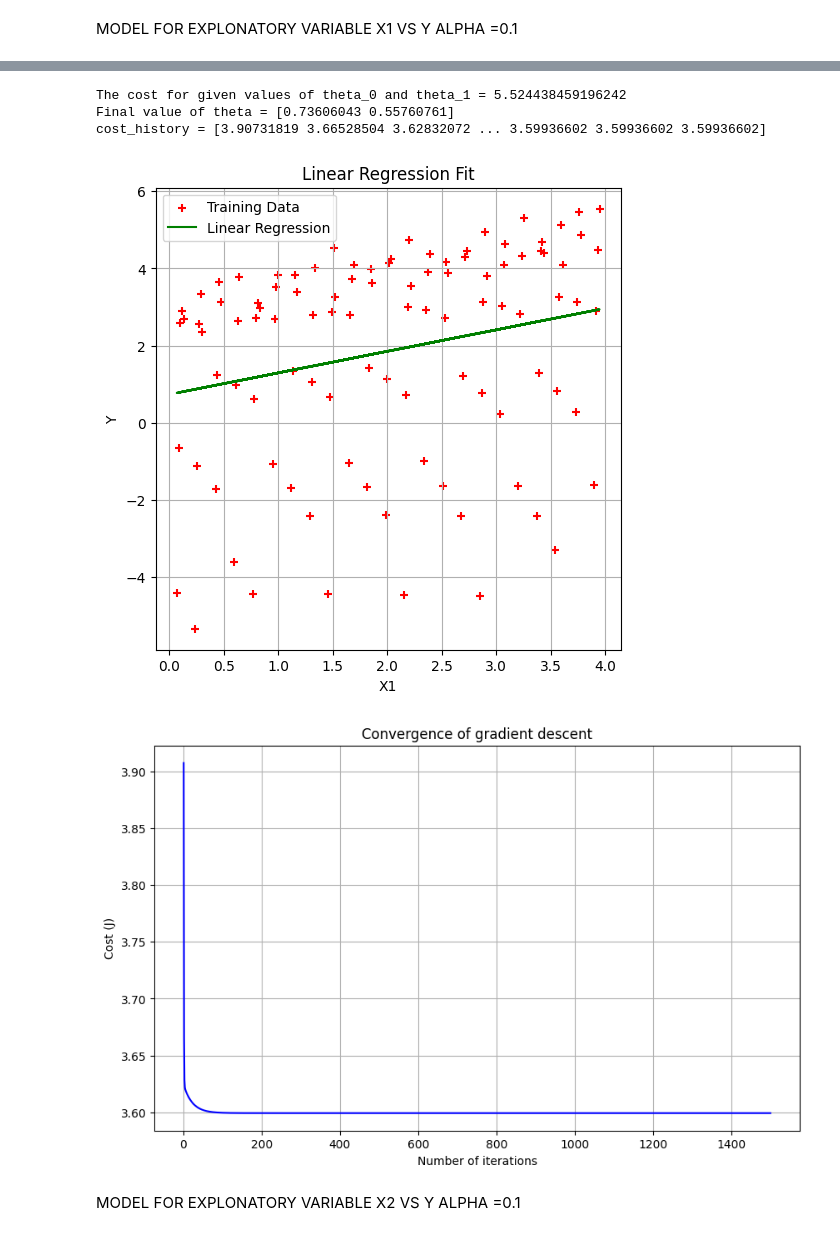
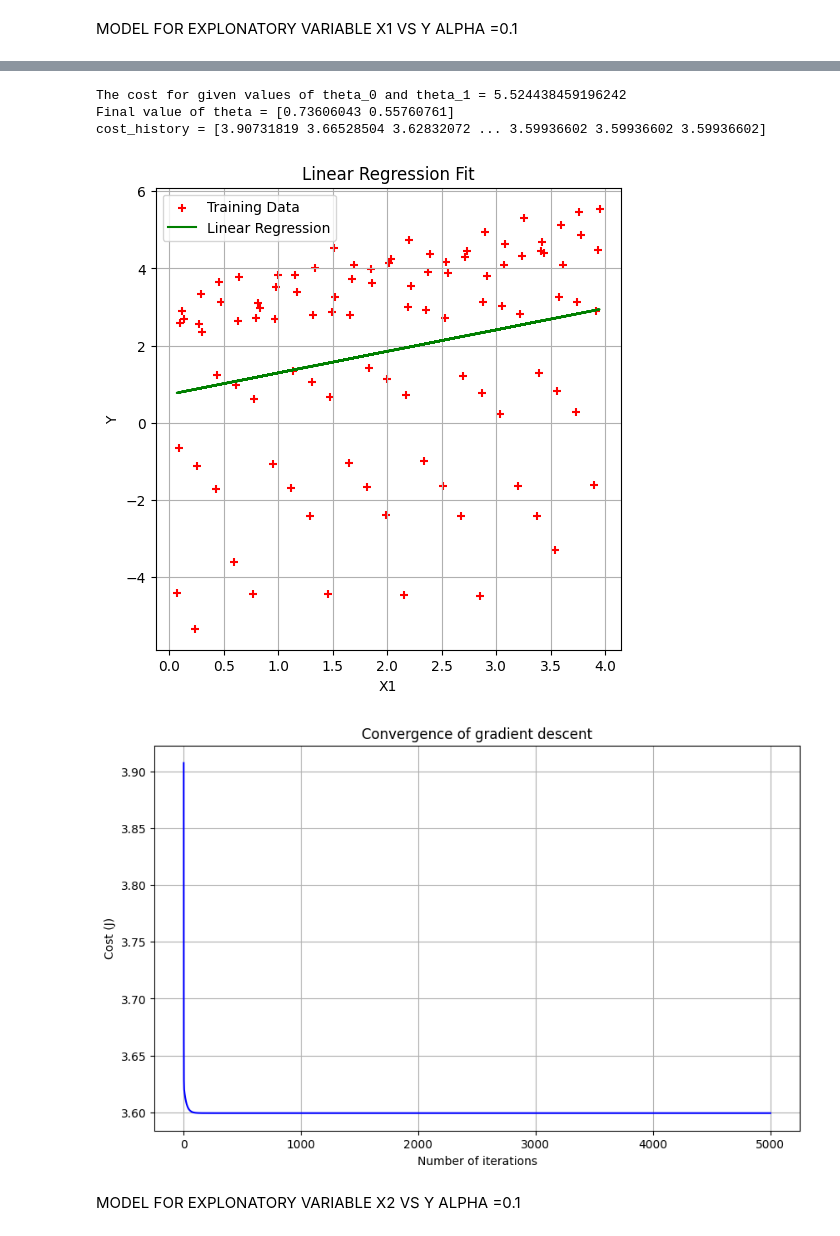
Before and after one commit to dhanush852/intro_to-ml, a Jupyter notebook: LinearRegression.ipynb, the cells around one changed output, grey strips where cells are left out. Saved outputs shown, nothing was run; the diff lists cells and outputs as text; code cells hidden in the pictures.

```diff
--- a/LinearRegression.ipynb
+++ b/LinearRegression.ipynb
@@ -555,7 +559,7 @@ print('The cost for given values of theta_0 and theta_1 =', cost)
 
 
 theta = [0., 0.]
-iterations = 1500
+iterations = 5000
 alpha = 0.1
 
 theta, cost_history = gradient_descent(X, y, theta, alpha, iterations)
@@ -588,34 +592,34 @@ plt.grid(True)
 
 plt.xlabel('Number of iterations')
 plt.ylabel('Cost (J)')
 plt.title('Convergence of gradient descent')
 
 # Show the plot
 plt.show()
 # %% [output]
 X =  [0.         0.04040404 0.08080808 0.12121212 0.16161616]
 y =  [4.38754501 2.6796499  2.96848981 3.25406475 3.53637472]
 m =  100
 n =  100
 X =  [0.         0.04040404 0.08080808 0.12121212 0.16161616 0.2020202
  0.24242424 0.28282828 0.32323232 0.36363636 0.4040404  0.44444444
  0.48484848 0.52525252 0.56565657 0.60606061 0.64646465 0.68686869
  0.72727273 0.76767677 0.80808081 0.84848485 0.88888889 0.92929293
  0.96969697 1.01010101 1.05050505 1.09090909 1.13131313 1.17171717
  1.21212121 1.25252525 1.29292929 1.33333333 1.37373737 1.41414141
  1.45454546 1.49494949 1.53535354 1.57575758 1.61616162 1.65656566
  1.6969697  1.73737374 1.77777778 1.81818182 1.85858586 1.8989899
 ... (22 lines left out)
  -1.03298759 -0.99555059  0.23862143  0.26952848 -1.70282944 -1.67845234
  -1.6573402  -1.63949305 -1.62491086 -1.61359365 -3.60554141 -2.40075414
  -2.39923185 -2.40097453 -2.40598218 -4.4142548  -4.4257924  -4.44059497
  -4.45866252]
 [figure]
 The cost for given values of theta_0 and theta_1 = 5.524438459196242
 Final value of theta = [0.73606043 0.55760761]
 cost_history = [3.90731819 3.66528504 3.62832072 ... 3.59936602 3.59936602 3.59936602]
 [figure]
-[figure, old version]
+[figure, new version]
 # %%
 # X2 ALPHA=0.1
 # %% [markdown]
```
Also changed, not shown: parts of 24 cells of this notebook.
